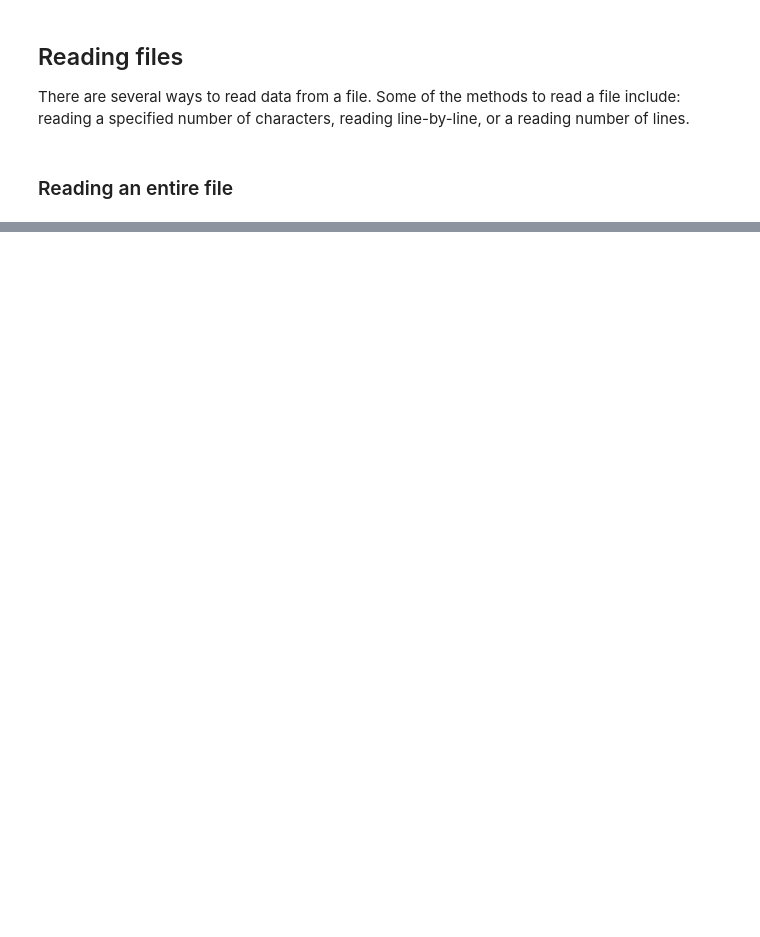
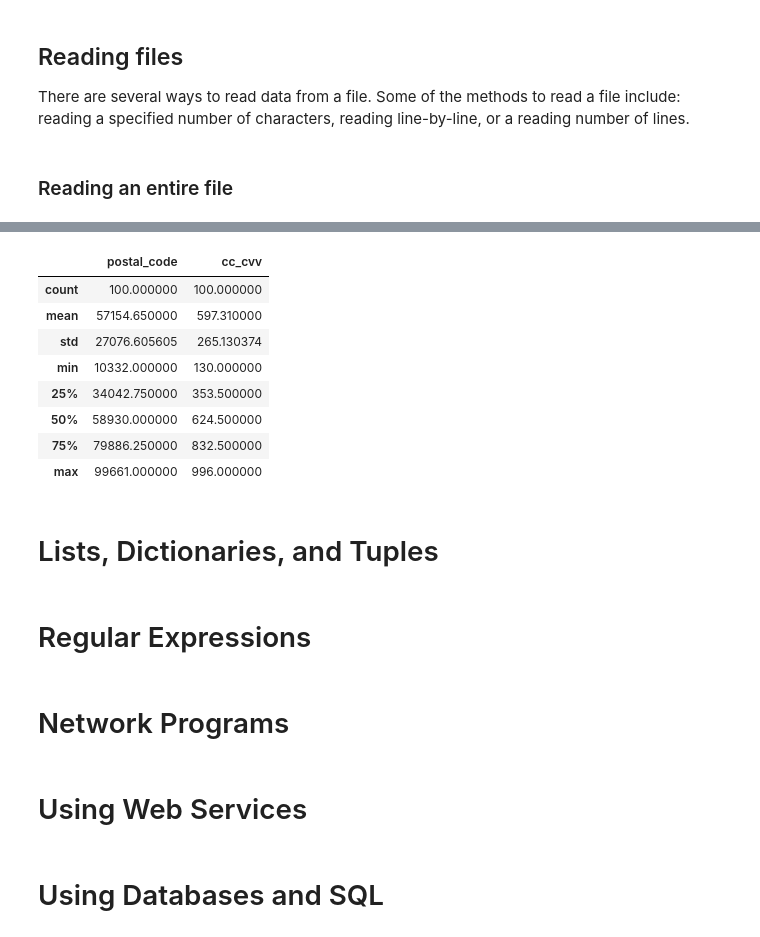
Before and after one commit to gregbott/MIS511, a Jupyter notebook: Python fundamentals Part1.ipynb, the cells around one changed output, grey strips where cells are left out. Drawn from its saved outputs; the diff is of its cells as text; code cells hidden in the pictures; blank space fills up the shorter version.

```diff
--- a/Python fundamentals Part1.ipynb
+++ b/Python fundamentals Part1.ipynb
@@ -1067,0 +1184,22 @@ with open("gettysburg.txt","r") as fh_getty:
+# %%
+df.describe()
+# %% [output]
+|  | postal_code | cc_cvv |
+| count | 100.000000 | 100.000000 |
+| mean | 57154.650000 | 597.310000 |
+| std | 27076.605605 | 265.130374 |
+| min | 10332.000000 | 130.000000 |
+| 25% | 34042.750000 | 353.500000 |
+| 50% | 58930.000000 | 624.500000 |
+| 75% | 79886.250000 | 832.500000 |
+| max | 99661.000000 | 996.000000 |
+# %% [markdown]
+# Lists, Dictionaries, and Tuples
+# %% [markdown]
+# Regular Expressions
+# %% [markdown]
+# Network Programs
+# %% [markdown]
+# Using Web Services
+# %% [markdown]
+# Using Databases and SQL
```
Also changed, not shown: parts of 47 cells of this notebook.
